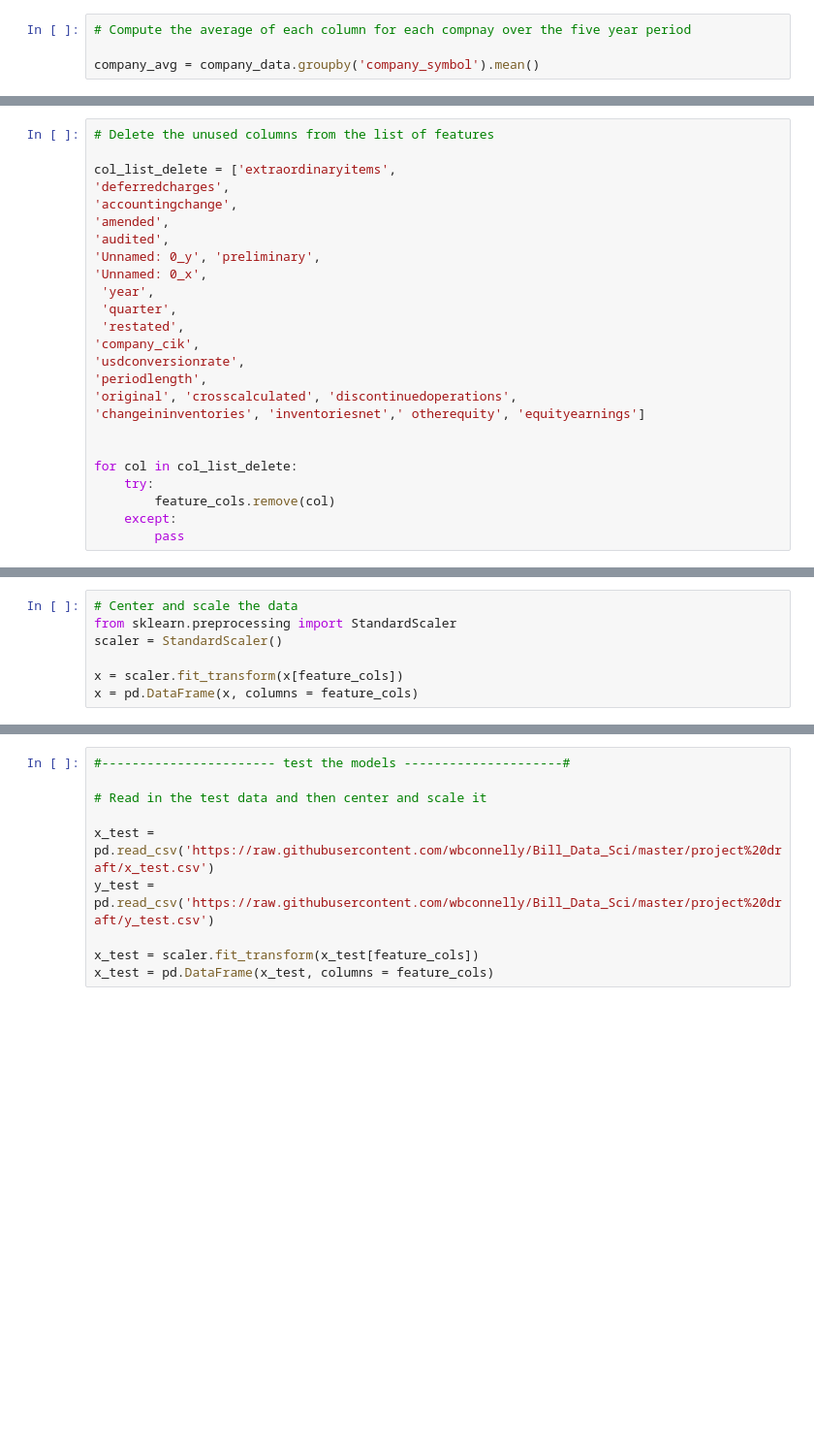
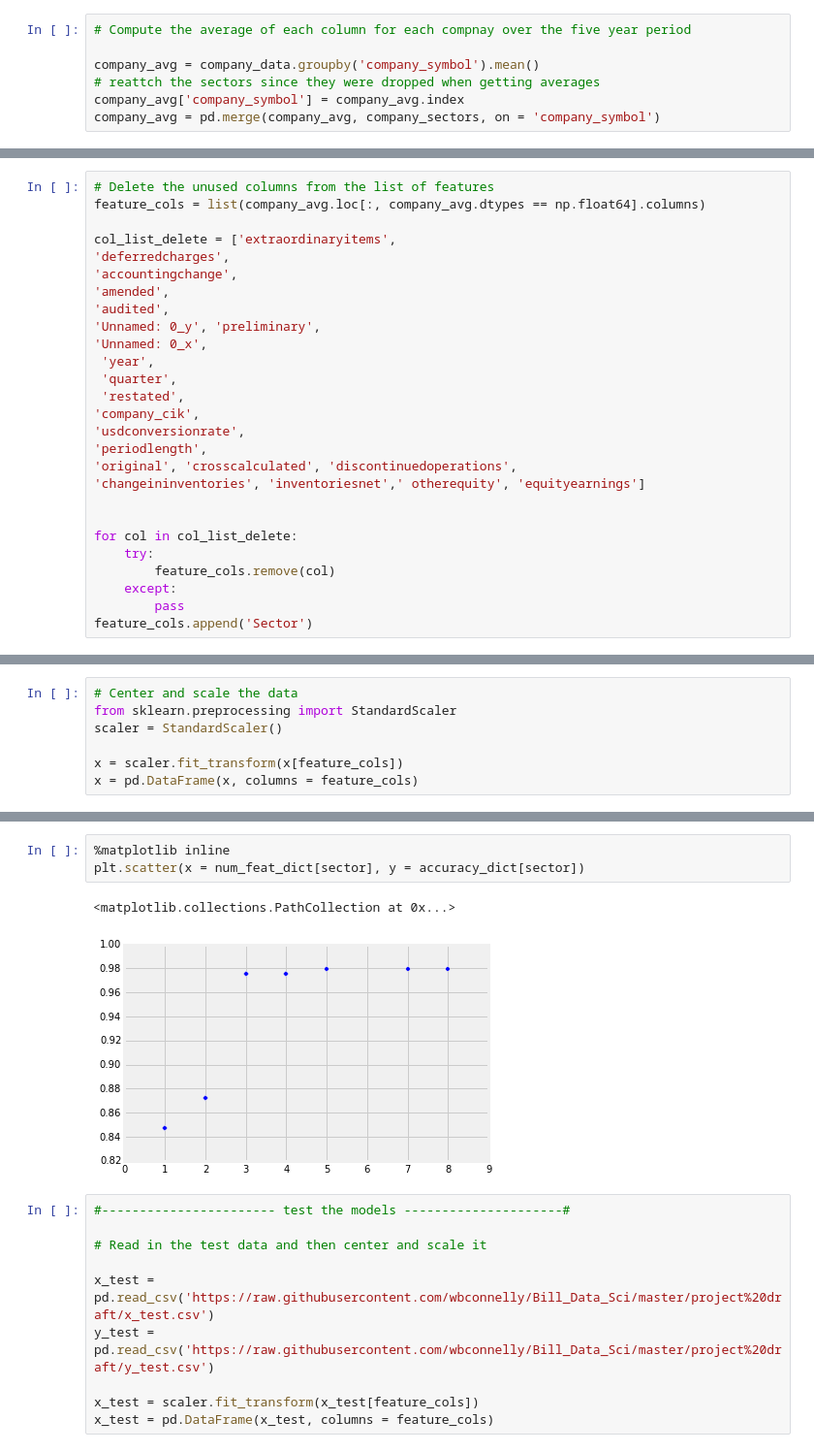
Before and after one commit to wbconnelly/project_final, a Jupyter notebook: log_reg.ipynb, the cells around one changed output, grey strips where cells are left out. Shown at 97% size. Saved outputs shown, nothing was run; the diff lists cells and outputs as text; blank space fills up the shorter version.

```diff
--- a/log_reg.ipynb
+++ b/log_reg.ipynb
@@ -12,6 +21,9 @@ company_data = pd.merge(fin_data, company_sectors, on = 'company_symbol')
 # Compute the average of each column for each compnay over the five year period
 
 company_avg = company_data.groupby('company_symbol').mean()
+# reattch the sectors since they were dropped when getting averages
+company_avg['company_symbol'] = company_avg.index
+company_avg = pd.merge(company_avg, company_sectors, on = 'company_symbol')
 # %%
 # Explore features by observing which columns have the most missing values in each sector
 
@@ -25,6 +37,7 @@ for sector in company_data.Sector.unique():
     null_list[sector] = null_df
 # %%
 # Delete the unused columns from the list of features
+feature_cols = list(company_avg.loc[:, company_avg.dtypes == np.float64].columns)
 
 col_list_delete = ['extraordinaryitems',
 'deferredcharges',
@@ -48,6 +61,7 @@ for col in col_list_delete:
         feature_cols.remove(col)
     except:
         pass
+feature_cols.append('Sector')
 # %%
 # Create a list of sectors to iterate over
 sector_list = list(company_avg.Sector.unique())
@@ -189,3 +248,9 @@ plt.scatter(x = num_feat_dict[sector], y = accuracy_dict[sector])
+# %%
+%matplotlib inline
+plt.scatter(x = num_feat_dict[sector], y = accuracy_dict[sector])
+# %% [output]
+<matplotlib.collections.PathCollection at 0x...>
+[figure, added]
 # %%
 #----------------------- test the models ---------------------#
 
```
Also changed, not shown: parts of 11 cells of this notebook.
